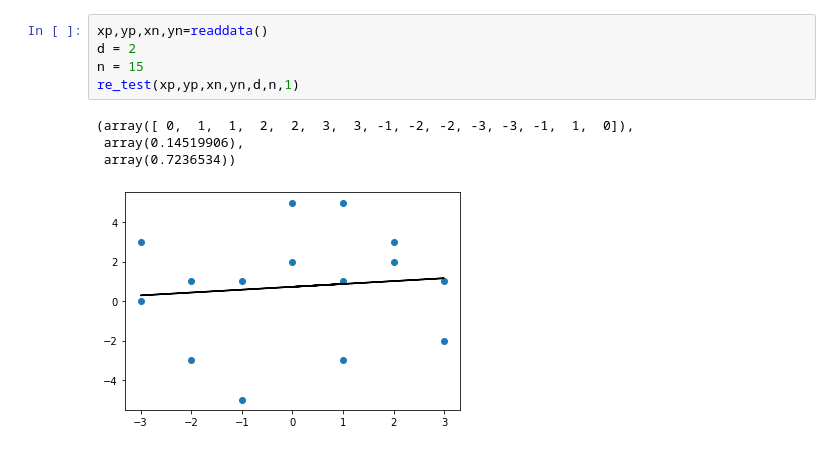
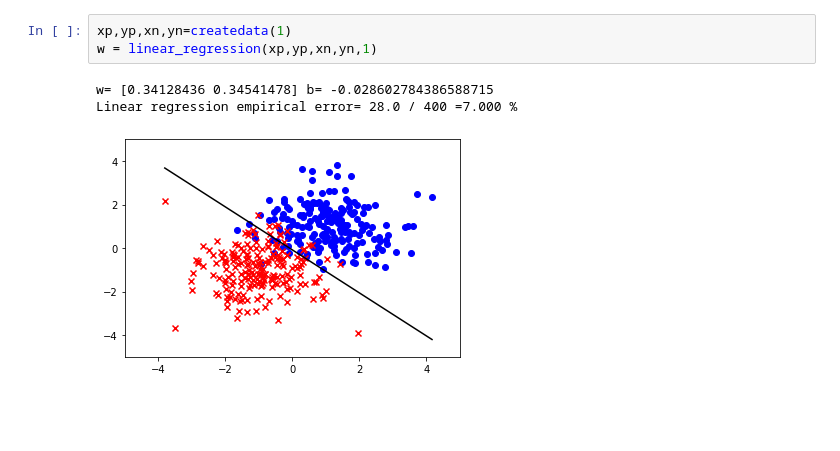
Before and after one commit to iamjoey123/SVM-and-Regression, a Jupyter notebook: Machine Learning assignment1.ipynb, the cells around one changed output. Saved outputs shown, nothing was run; the diff lists cells and outputs as text; blank space fills up the shorter version.

```diff
--- a/Machine Learning assignment1.ipynb
+++ b/Machine Learning assignment1.ipynb
@@ -267,10 +395,7 @@ def re_crossvalid(d,n):
 # %%
-xp,yp,xn,yn=readdata()
-d = 2
-n = 15
-re_test(xp,yp,xn,yn,d,n,1)
+xp,yp,xn,yn=createdata(1)
+w = linear_regression(xp,yp,xn,yn,1)
 # %% [output]
-(array([ 0,  1,  1,  2,  2,  3,  3, -1, -2, -2, -3, -3, -1,  1,  0]),
- array(0.14519906),
- array(0.7236534))
+w= [0.34128436 0.34541478] b= -0.028602784386588715
+Linear regression empirical error= 28.0 / 400 =7.000 %
-[figure, old version]
+[figure, new version]
```
Also changed, not shown: parts of 17 cells of this notebook, 9 other files.
